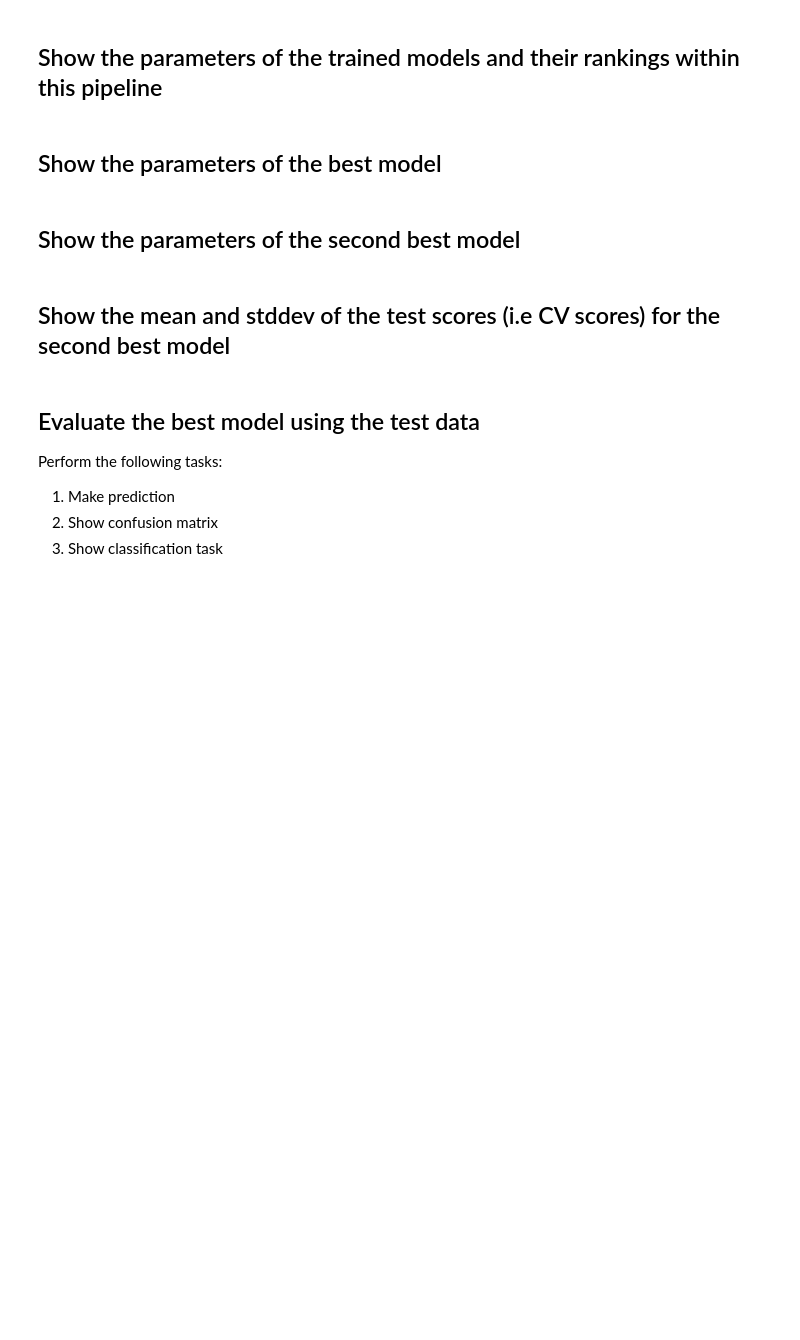
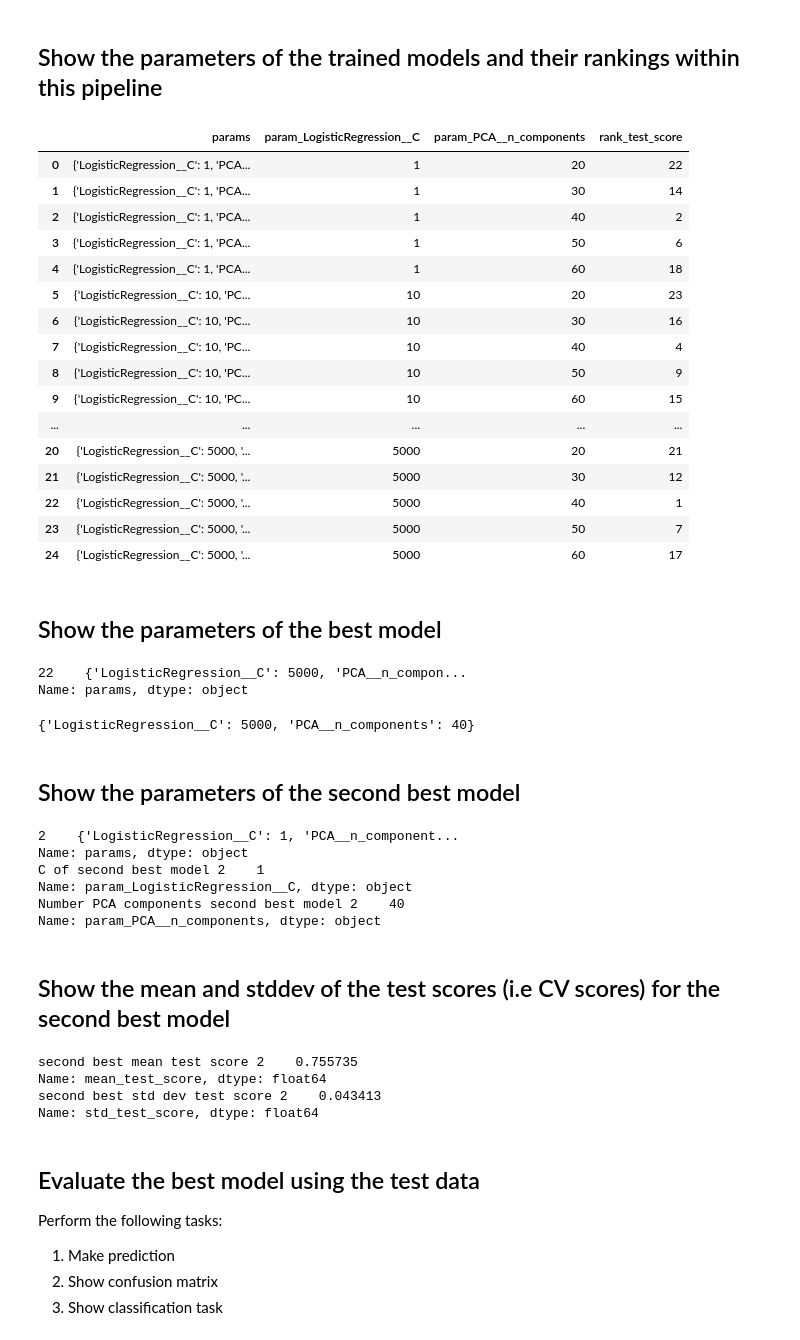
Before and after one commit to may96cc/sp22dsa8010, a Jupyter notebook: module5/exercises/Pipeline.ipynb, the cells around one changed output. Saved outputs shown, nothing was run; the diff lists cells and outputs as text; code cells hidden in the pictures; blank space fills up the shorter version.

```diff
--- a/module5/exercises/Pipeline.ipynb
+++ b/module5/exercises/Pipeline.ipynb
@@ -101,7 +118,7 @@ Split the dataset into train (75%) and test (25%).
 # %%
 # split the dataset (E001)
 
-X_train, X_test, y_train, y_test = <placeholder>
+X_train, X_test, y_train, y_test = train_test_split(lfw_people.data, lfw_people.target, test_size = .25)
 # %% [markdown]
 # Build a Pipeline
 
@@ -127,7 +141,23 @@ param_grid = <placeholder>
+# %%
+# Configure the parameters for grid search (E003)
+from sklearn.model_selection import GridSearchCV
+
+
+# select params list to do grid search here all the pramas name is concatenated with __ preceding the model name
+
+# param configuration
+param_grid = {'PCA__n_components': [20,30,40,50,60],
+              'LogisticRegression__C': [1,10,100,1000,5000]}
+
+
+
+# Now build the pipeline again
+
+clf_pipe = Pipeline([('PCA', PCA()), ('LogisticRegression',LogisticRegression(max_iter = 100000))])
 # %% [markdown]
 ## Train the Pipeline with Grid Search
 # %%
 # Train the Pipeline with Grid Search (E004)
 
-model_grid = <placholder>
-model_grid.fit(<placeholder>)
+model_grid = GridSearchCV(clf_pipe, param_grid = param_grid, cv = 10, n_jobs = 5)
+model_grid.fit(X_train, y_train)
@@ -137,9 +175,39 @@ Once the pipline is fitted, we can address the following tasks.
 ## Show the parameters of the trained models and their rankings within this pipeline
 # %%
 # Show the parameters of the trained models and their rankings in a table (E005)
+df = pd.DataFrame(model_grid.cv_results_)
+paramrank = df[['params','param_LogisticRegression__C','param_PCA__n_components','rank_test_score']]
+paramrank
+# %% [output]
+|  | params | param_LogisticRegression__C | param_PCA__n_components | rank_test_score |
+| 0 | {'LogisticRegression__C': 1, 'PCA... | 1 | 20 | 22 |
+| 1 | {'LogisticRegression__C': 1, 'PCA... | 1 | 30 | 14 |
+| 2 | {'LogisticRegression__C': 1, 'PCA... | 1 | 40 | 2 |
+| 3 | {'LogisticRegression__C': 1, 'PCA... | 1 | 50 | 6 |
+| 4 | {'LogisticRegression__C': 1, 'PCA... | 1 | 60 | 18 |
+| 5 | {'LogisticRegression__C': 10, 'PC... | 10 | 20 | 23 |
+| 6 | {'LogisticRegression__C': 10, 'PC... | 10 | 30 | 16 |
+| 7 | {'LogisticRegression__C': 10, 'PC... | 10 | 40 | 4 |
+| 8 | {'LogisticRegression__C': 10, 'PC... | 10 | 50 | 9 |
+| 9 | {'LogisticRegression__C': 10, 'PC... | 10 | 60 | 15 |
+| ... | ... | ... | ... | ... |
+| 20 | {'LogisticRegression__C': 5000, '... | 5000 | 20 | 21 |
+| 21 | {'LogisticRegression__C': 5000, '... | 5000 | 30 | 12 |
+| 22 | {'LogisticRegression__C': 5000, '... | 5000 | 40 | 1 |
+| 23 | {'LogisticRegression__C': 5000, '... | 5000 | 50 | 7 |
+| 24 | {'LogisticRegression__C': 5000, '... | 5000 | 60 | 17 |
 # %% [markdown]
 ## Show the parameters of the best model
 # %%
 # Show the best model's parameters (E006)
+best = df[df['rank_test_score'] == 1]
+print(best.params)
+
+
+model_grid.best_params_
+# %% [output]
+22    {'LogisticRegression__C': 5000, 'PCA__n_compon...
+Name: params, dtype: object
+{'LogisticRegression__C': 5000, 'PCA__n_components': 40}
 # %% [markdown]
 ## Show the parameters of the second best model
@@ -148,7 +214,27 @@ Once the pipline is fitted, we can address the following tasks.
+# %%
+# Show the parameters of the second best model (E007)
+secondbest = df[df['rank_test_score'] == 2]
+print(secondbest.params)
+print('C of second best model',secondbest.param_LogisticRegression__C)
+print('Number PCA components second best model',secondbest.param_PCA__n_components)
+# %% [output]
+2    {'LogisticRegression__C': 1, 'PCA__n_component...
+Name: params, dtype: object
+C of second best model 2    1
+Name: param_LogisticRegression__C, dtype: object
+Number PCA components second best model 2    40
+Name: param_PCA__n_components, dtype: object
 # %% [markdown]
 ## Show the mean and stddev of the test scores (i.e CV scores) for the second best model
 # %%
 # Show the mean and stddev of the test scores (i.e CV scores) for the second best model (E008)
+print('second best mean test score',secondbest.mean_test_score)
+print('second best std dev test score',secondbest.std_test_score)
+# %% [output]
+second best mean test score 2    0.755735
+Name: mean_test_score, dtype: float64
+second best std dev test score 2    0.043413
+Name: std_test_score, dtype: float64
 # %% [markdown]
 ## Evaluate the best model using the test data
 
```
Also changed, not shown: parts of 11 cells of this notebook.
